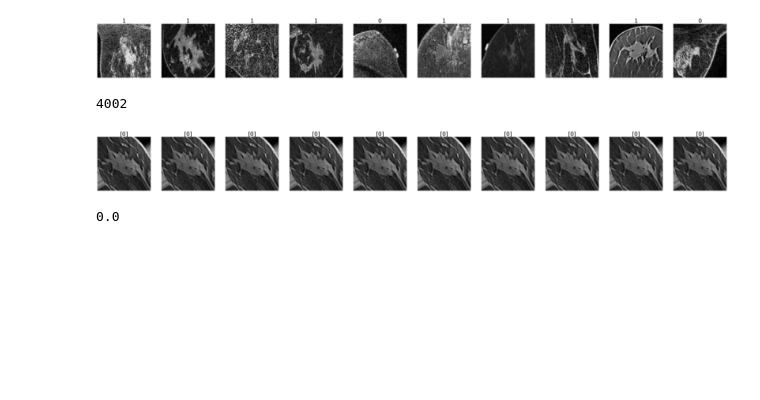
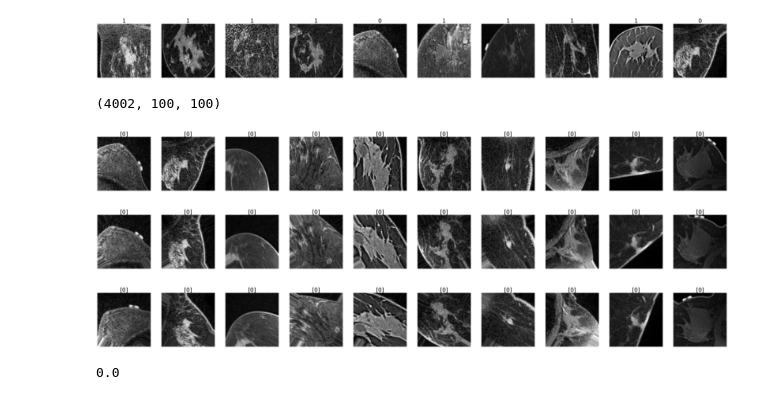
Before and after one commit to anaipsilva/TESE, a Jupyter notebook: Cópia_de_cnn_primeira_vggnet.ipynb, the cells around one changed output. Cells and saved outputs as stored; diff of their text form; code cells hidden in the pictures; blank space fills up the shorter version.

```diff
--- a/Cópia_de_cnn_primeira_vggnet.ipynb
+++ b/Cópia_de_cnn_primeira_vggnet.ipynb
@@ -117,27 +117,59 @@ for i in range(num_images):
     plt.imshow(image, cmap='gray')
 # %% [output]
 [figure]
-# %%
-#datagen=ImageDataGenerator()
-tranformed=tf.keras.preprocessing.image.apply_affine_transform(x_train_label0, theta=30, tx=1, ty=1, zx=1 )
-len(tranformed)
-# %% [output]
-4002
+# %%
+#datagen=ImageDataGenerator()
+transformed=tf.keras.preprocessing.image.apply_affine_transform(x_train_label0, theta=30)
+transformed2=tf.keras.preprocessing.image.apply_affine_transform(x_train_label0, theta=60)
+transformed3=tf.keras.preprocessing.image.apply_affine_transform(x_train_label0, theta=90)
+transformed.shape
+# %% [output]
+(4002, 100, 100)
 # %%
 plt.figure(figsize=(60,60))
 
 num_images = 10
 for i in range(num_images):
- row = tranformed[50]
+ row = x_train_label0[i]
  label = y_train_label0[1]
 
  #image = row.reshape(50,50)
  plt.subplot(1, num_images, i+1)
  plt.title(label, fontdict={'fontsize': 30})
  plt.axis('off')
  plt.imshow(row, cmap='gray')
 # %% [output]
-[figure, old version]
+[figure, new version]
+# %%
+plt.figure(figsize=(60,60))
+
+num_images = 10
+for i in range(num_images):
+ row = transformed[i]
+ label = y_train_label0[1]
+
+ #image = row.reshape(50,50)
+ plt.subplot(1, num_images, i+1)
+ plt.title(label, fontdict={'fontsize': 30})
+ plt.axis('off')
+ plt.imshow(row, cmap='gray')
+# %% [output]
+[figure, added]
+# %%
+plt.figure(figsize=(60,60))
+
+num_images = 10
+for i in range(num_images):
+ row = transformed2[i]
+ label = y_train_label0[1]
+
+ #image = row.reshape(50,50)
+ plt.subplot(1, num_images, i+1)
+ plt.title(label, fontdict={'fontsize': 30})
+ plt.axis('off')
+ plt.imshow(row, cmap='gray')
+# %% [output]
+[figure, added]
 # %%
 x_train.min()
 # %% [output]
```
